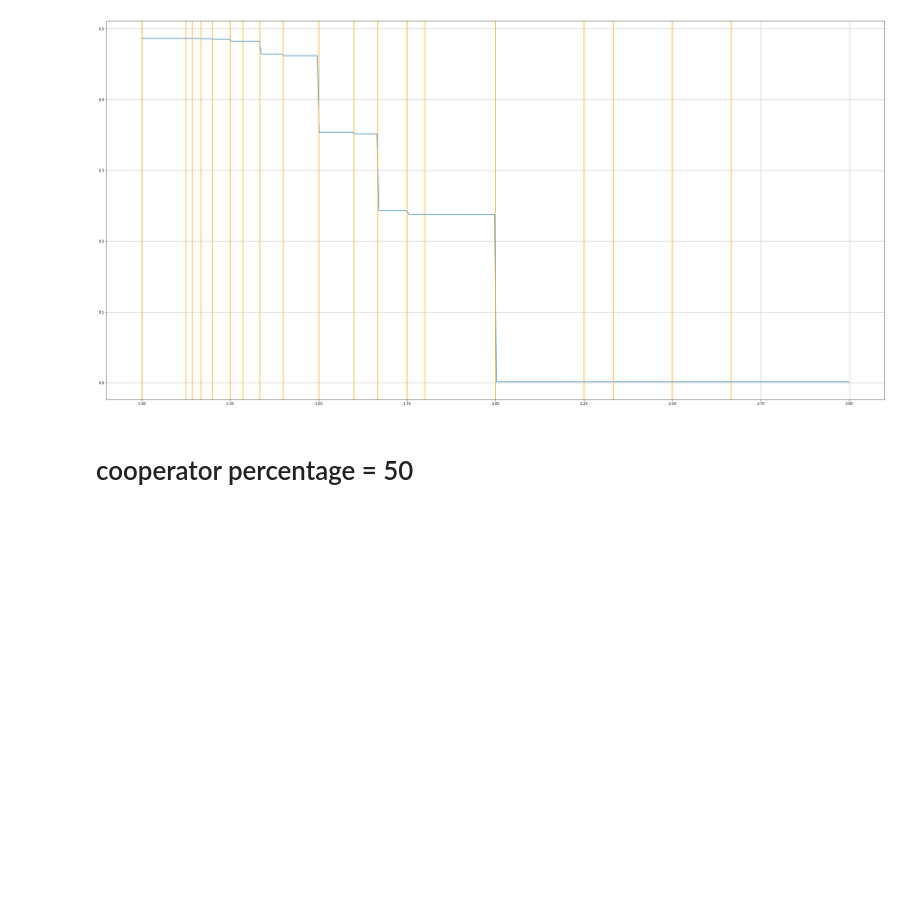
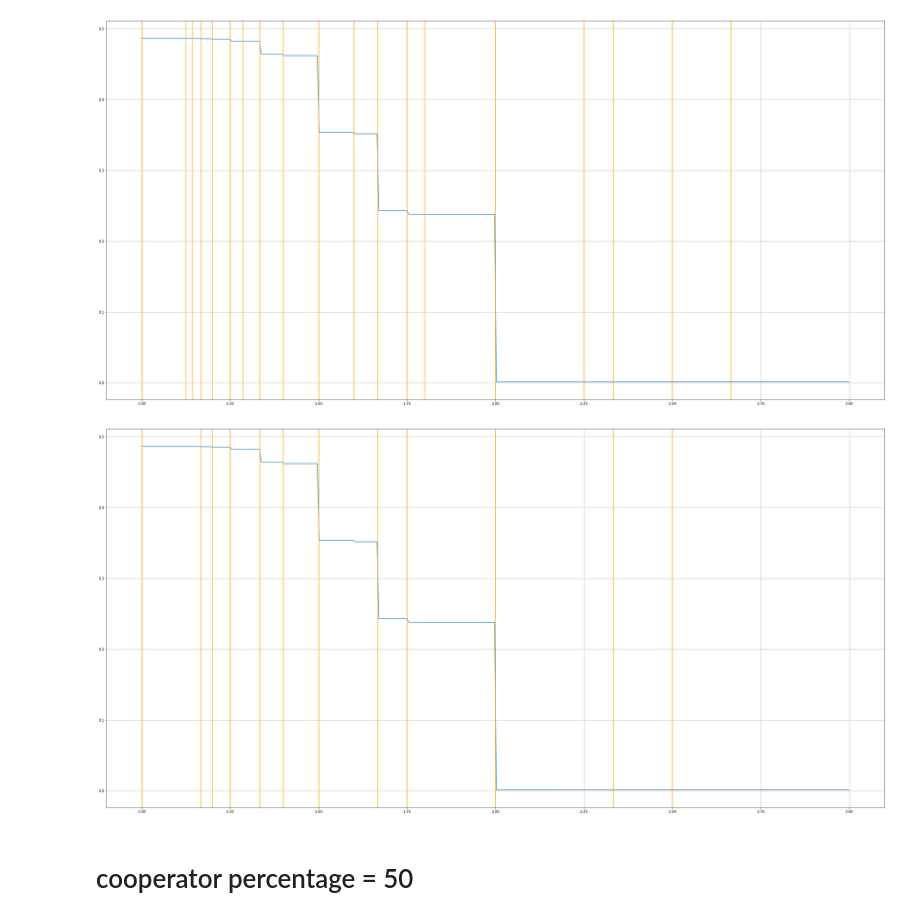
Before and after one commit to bu147/spatial-games-square-grid, a Jupyter notebook: Square_chaos.ipynb, the cells around one changed output. Saved outputs shown, nothing was run; the diff lists cells and outputs as text; code cells hidden in the pictures; blank space fills up the shorter version.

```diff
--- a/Square_chaos.ipynb
+++ b/Square_chaos.ipynb
@@ -9,6 +9,8 @@ import matplotlib.pyplot as plt
 # %%
 eps=0.01
 b_points = np.array([1, 9/8, 8/7, 7/6, 6/5, 5/4, 9/7, 4/3, 7/5, 3/2, 8/5, 5/3, 7/4, 9/5, 2, 9/4, 7/3, 5/2, 8/3]) + eps
+# %%
+b_triangular = np.array([1, 7/6, 6/5, 5/4, 4/3, 7/5, 3/2, 5/3, 7/4, 2, 7/3, 5/2]) + eps
 # %%
 burnin1=5000
 evol1=500
@@ -119,6 +121,14 @@ for b in (b_points-eps):
     ax.axvline(b,color='orange')
 # %% [output]
 [figure]
+# %%
+fig,ax=plt.subplots(1,1,figsize=(40,20))
+ax.grid(b=True)
+ax.plot(bs,aver_all50)
+for b in (b_triangular-eps):
+    ax.axvline(b,color='orange')
+# %% [output]
+[figure, added]
 # %% [markdown]
 # cooperator percentage = 50
 # %% [markdown]
```
Also changed, not shown: parts of 10 cells of this notebook.
